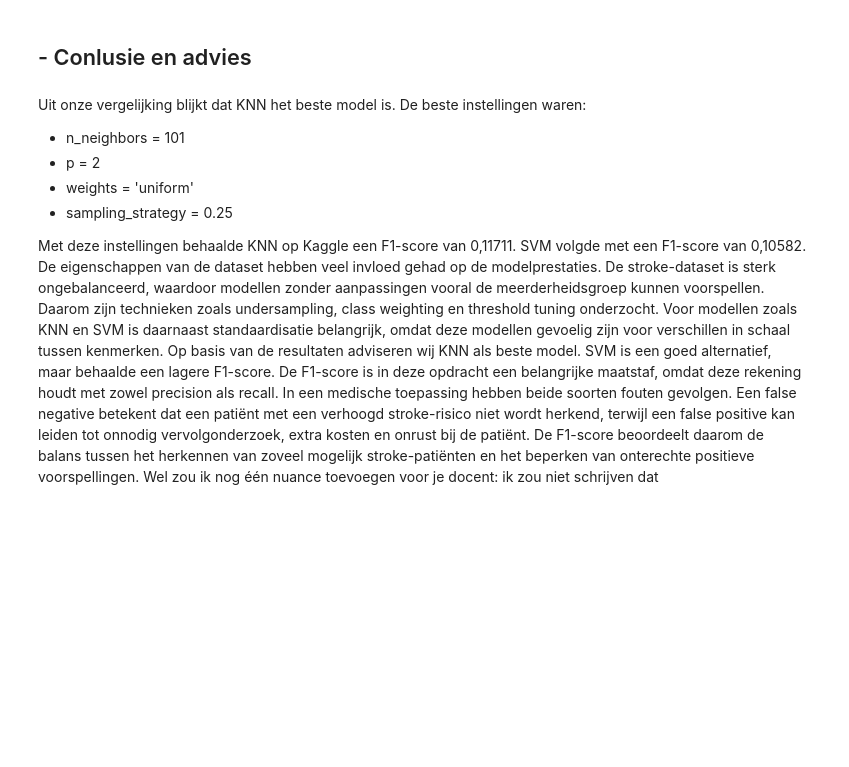
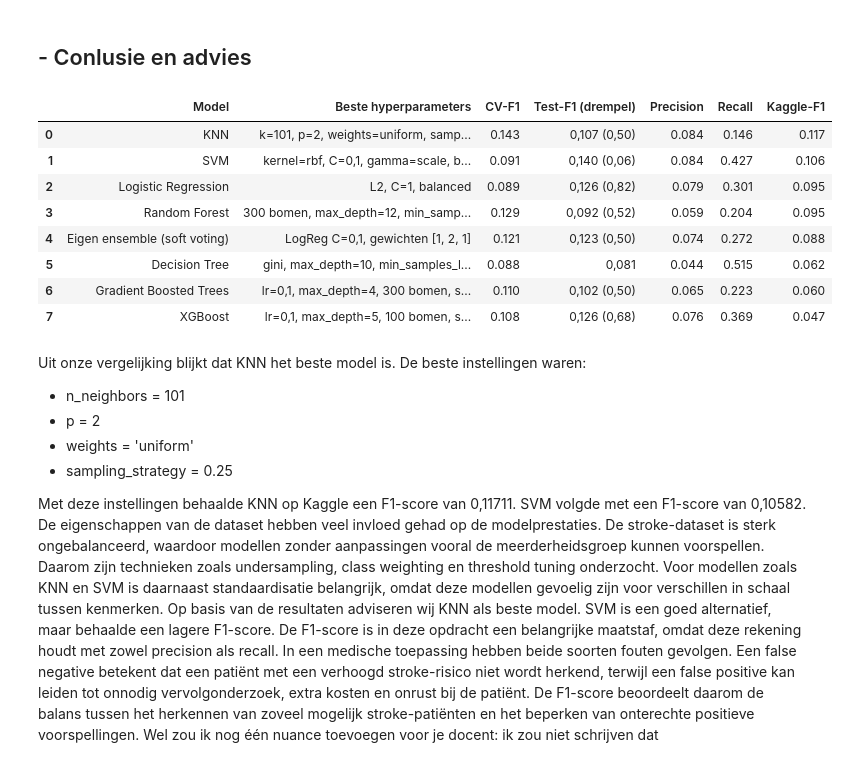
Before and after one commit to AlishaSR2k5/Machine-Learning-Portfolio-1, a Jupyter notebook: portfolio_opdracht_stroke.ipynb, the cells around one changed output. Drawn from its saved outputs; the diff is of its cells as text; code cells hidden in the pictures; blank space fills up the shorter version.

```diff
--- a/portfolio_opdracht_stroke.ipynb
+++ b/portfolio_opdracht_stroke.ipynb
@@ -2483,6 +2483,95 @@ maak_submission_svm(
 submission_svm.csv: 647 van 8388 patiënten als stroke voorspeld
 # %% [markdown]
 ## - Conlusie en advies
+# %%
+import pandas as pd
+
+scores = pd.DataFrame([
+    {
+        "Model": "KNN",
+        "Beste hyperparameters": "k=101, p=2, weights=uniform, sampling_strategy=0,25, 4 features",
+        "CV-F1": 0.143,
+        "Test-F1 (drempel)": "0,107 (0,50)",
+        "Precision": 0.084,
+        "Recall": 0.146,
+        "Kaggle-F1": 0.117,
+    },
+    {
+        "Model": "SVM",
+        "Beste hyperparameters": "kernel=rbf, C=0,1, gamma=scale, balanced",
+        "CV-F1": 0.091,
+        "Test-F1 (drempel)": "0,140 (0,06)",
+        "Precision": 0.084,
+        "Recall": 0.427,
+        "Kaggle-F1": 0.106,
+    },
+    {
+        "Model": "Logistic Regression",
+        "Beste hyperparameters": "L2, C=1, balanced",
+        "CV-F1": 0.089,
+        "Test-F1 (drempel)": "0,126 (0,82)",
+        "Precision": 0.079,
+        "Recall": 0.301,
+        "Kaggle-F1": 0.095,
+    },
+    {
+        "Model": "Random Forest",
+        "Beste hyperparameters": "300 bomen, max_depth=12, min_samples_leaf=10",
+        "CV-F1": 0.129,
+        "Test-F1 (drempel)": "0,092 (0,52)",
+        "Precision": 0.059,
+        "Recall": 0.204,
+        "Kaggle-F1": 0.095,
+    },
+    {
+        "Model": "Eigen ensemble (soft voting)",
+        "Beste hyperparameters": "LogReg C=0,1, gewichten [1, 2, 1]",
+        "CV-F1": 0.121,
+        "Test-F1 (drempel)": "0,123 (0,50)",
+        "Precision": 0.074,
+        "Recall": 0.272,
+        "Kaggle-F1": 0.088,
+    },
+    {
+        "Model": "Decision Tree",
+        "Beste hyperparameters": "gini, max_depth=10, min_samples_leaf=1, balanced",
+        "CV-F1": 0.088,
+        "Test-F1 (drempel)": "0,081",
+        "Precision": 0.044,
+        "Recall": 0.515,
+        "Kaggle-F1": 0.062,
+    },
+    {
+        "Model": "Gradient Boosted Trees",
+        "Beste hyperparameters": "lr=0,1, max_depth=4, 300 bomen, subsample=0,6",
+        "CV-F1": 0.110,
+        "Test-F1 (drempel)": "0,102 (0,50)",
+        "Precision": 0.065,
+        "Recall": 0.223,
+        "Kaggle-F1": 0.060,
+    },
+    {
+        "Model": "XGBoost",
+        "Beste hyperparameters": "lr=0,1, max_depth=5, 100 bomen, subsample=0,8",
+        "CV-F1": 0.108,
+        "Test-F1 (drempel)": "0,126 (0,68)",
+        "Precision": 0.076,
+        "Recall": 0.369,
+        "Kaggle-F1": 0.047,
+    },
+])
+
+scores
+# %% [output]
+|  | Model | Beste hyperparameters | CV-F1 | Test-F1 (drempel) | Precision | Recall | Kaggle-F1 |
+| 0 | KNN | k=101, p=2, weights=uniform, samp... | 0.143 | 0,107 (0,50) | 0.084 | 0.146 | 0.117 |
+| 1 | SVM | kernel=rbf, C=0,1, gamma=scale, b... | 0.091 | 0,140 (0,06) | 0.084 | 0.427 | 0.106 |
+| 2 | Logistic Regression | L2, C=1, balanced | 0.089 | 0,126 (0,82) | 0.079 | 0.301 | 0.095 |
+| 3 | Random Forest | 300 bomen, max_depth=12, min_samp... | 0.129 | 0,092 (0,52) | 0.059 | 0.204 | 0.095 |
+| 4 | Eigen ensemble (soft voting) | LogReg C=0,1, gewichten [1, 2, 1] | 0.121 | 0,123 (0,50) | 0.074 | 0.272 | 0.088 |
+| 5 | Decision Tree | gini, max_depth=10, min_samples_l... | 0.088 | 0,081 | 0.044 | 0.515 | 0.062 |
+| 6 | Gradient Boosted Trees | lr=0,1, max_depth=4, 300 bomen, s... | 0.110 | 0,102 (0,50) | 0.065 | 0.223 | 0.060 |
+| 7 | XGBoost | lr=0,1, max_depth=5, 100 bomen, s... | 0.108 | 0,126 (0,68) | 0.076 | 0.369 | 0.047 |
 # %% [markdown]
 Uit onze vergelijking blijkt dat KNN het beste model is. De beste instellingen waren:
 - n_neighbors = 101
```
